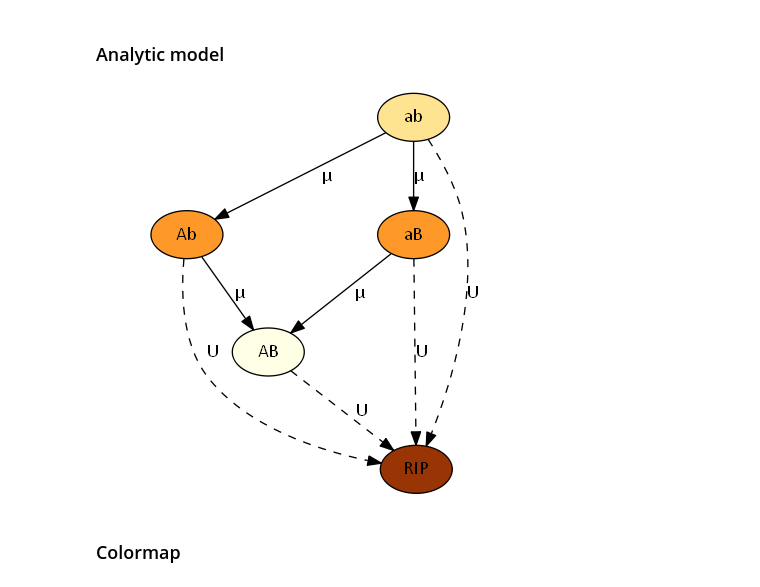
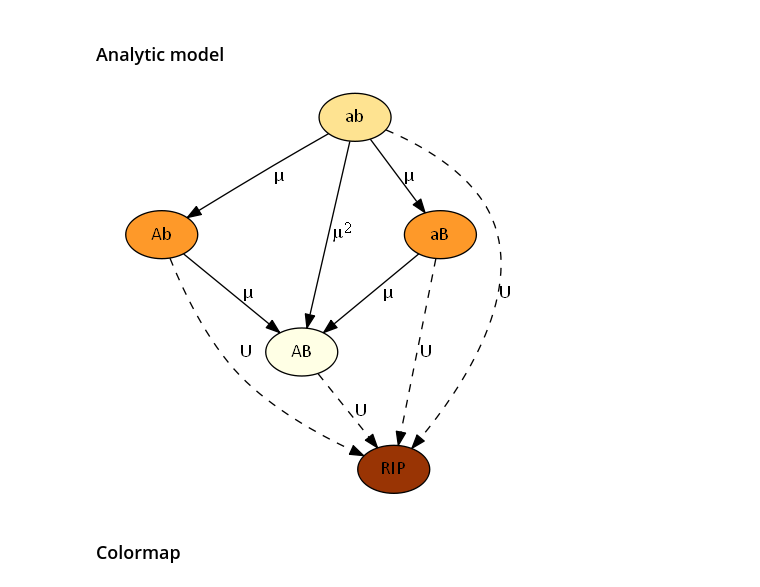
Before and after one commit to yoavram/ruggedsim, a Jupyter notebook: manuscript/figures.ipynb, the cells around one changed output. Drawn from its saved outputs; the diff is of its cells as text; code cells hidden in the pictures.

```diff
--- a/manuscript/figures.ipynb
+++ b/manuscript/figures.ipynb
@@ -336,26 +336,33 @@ def no_del(node):
 # %%
 graph = pydot.Dot(graph_type='digraph',strict=True)
 rip = pydot.Node("RIP", style="filled", fillcolor=colors[-3], fontname=fontname)
 graph.add_node(rip)
 for g in [x for x in genotypes if x.num_deleterious == 0]:
     graph.add_node(no_del(g.to_node()))
 
 for g in [x for x in genotypes if x.num_deleterious == 0]:
     for gs in [x for x in g.sons if x.num_deleterious == 0]:
+        # single beneficial mutations
         edge = pydot.Edge(no_del(g.to_node()), no_del(gs.to_node()))
         edge.set_label(u"\u03BC")
         edge.set_fontname(fontname)
         graph.add_edge(edge)
+    # deleterious mutation
     edge = pydot.Edge(no_del(g.to_node()), rip)
     edge.set_label('U')
     edge.set_style('dashed')
     edge.set_fontname(fontname)
     graph.add_edge(edge)
+# double beneficial mutation
+edge = pydot.Edge('ab','AB')
+edge.set_label(u"<\u03BC<SUP>2</SUP>>")
+edge.set_fontname(fontname)
+graph.add_edge(e)
 
 graph.set_ratio(1)
 graph
 # %% [output]
-[figure, old version]
+[figure, new version]
 # %%
 graph.set_dpi(300)
 graph.write_png("fitness_landscape_analytic_model.png")
```
Also changed, not shown: parts of 1 cell of this notebook.
